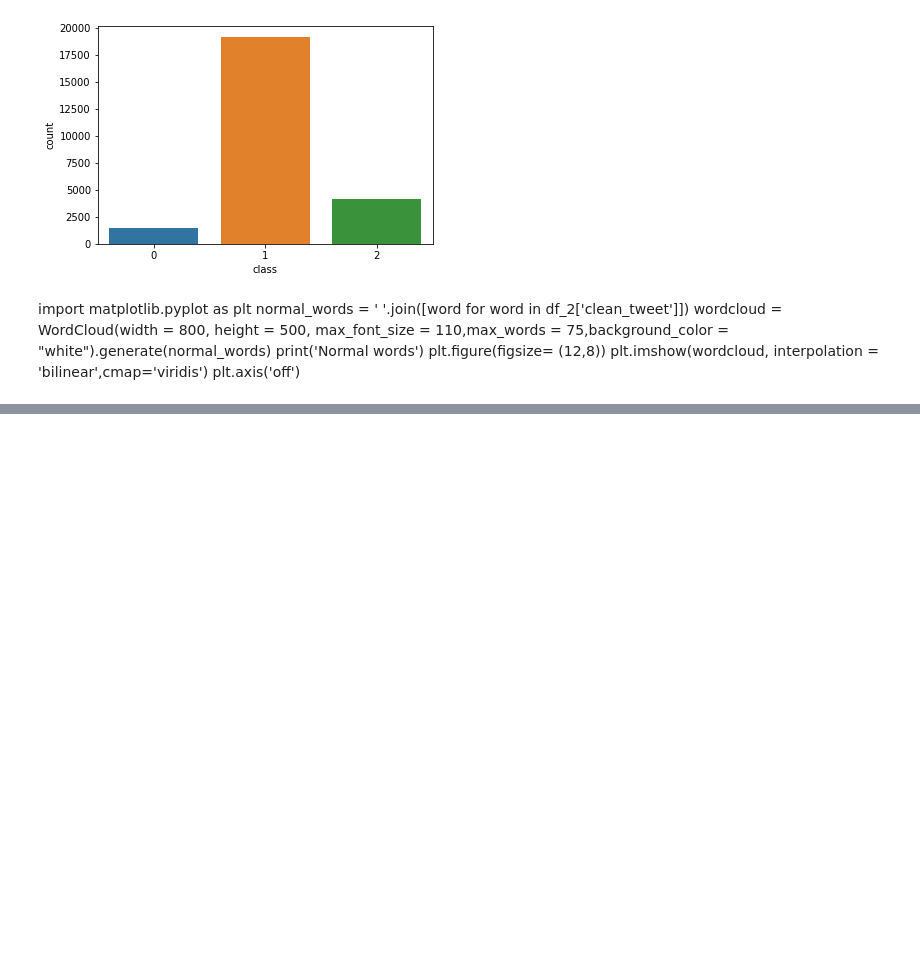
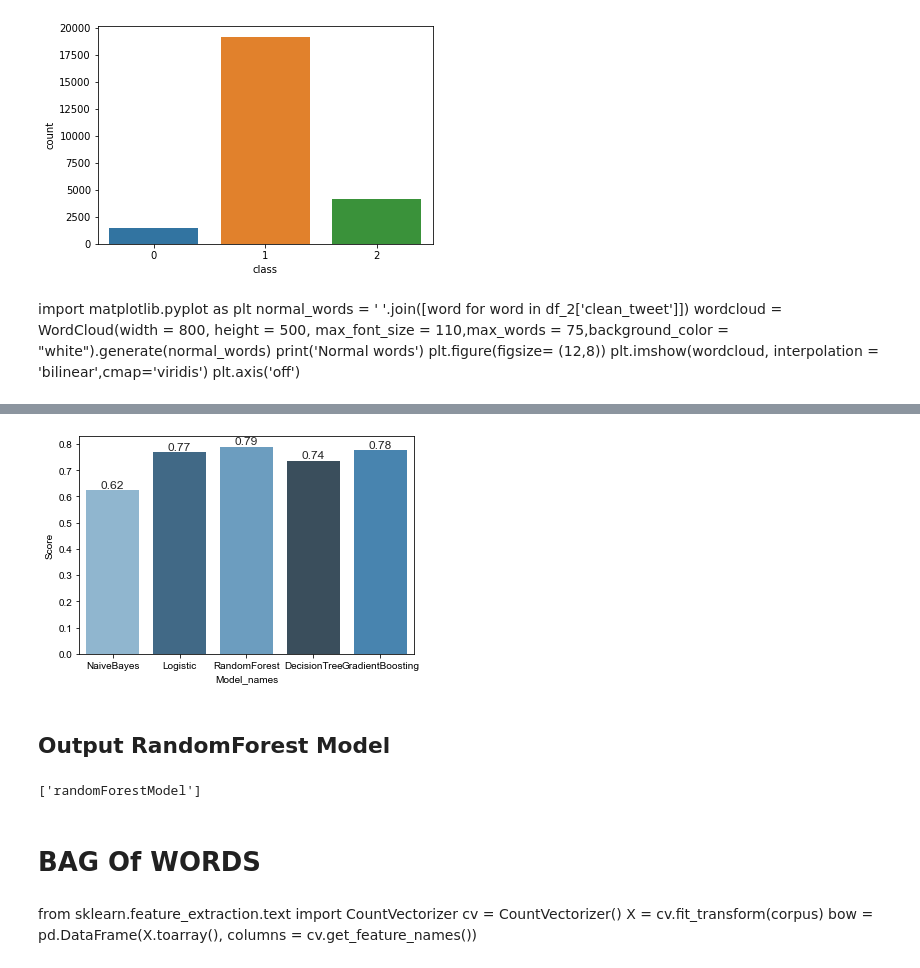
Before and after one commit to merlinymy/tweetsAnalysisPython, a Jupyter notebook: MLModels.ipynb, the cells around one changed output, grey strips where cells are left out. Cells and saved outputs as stored; diff of their text form; code cells hidden in the pictures; blank space fills up the shorter version.

```diff
--- a/MLModels.ipynb
+++ b/MLModels.ipynb
@@ -60,0 +306,6 @@ plt.axis('off')
+# %%
+data = {'Model_names' : ['NaiveBayes','Logistic','RandomForest',
+                        'DecisionTree','GradientBoosting'],
+       'Score':[navAcc,logiRegAcc,forestAcc,treeAcc,gradAcc]}
+# %%
+model_df = pd.DataFrame(data)
@@ -60,0 +321,32 @@ plt.axis('off')
+# %%
+rank = model_df.Score.sort_values().index
+# %%
+def show_values(axs, orient="v", space=.01):
+    def _single(ax):
+        if orient == "v":
+            for p in ax.patches:
+                _x = p.get_x() + p.get_width() / 2
+                _y = p.get_y() + p.get_height() + (p.get_height()*0.01)
+                value = '{:.2f}'.format(p.get_height())
+                ax.text(_x, _y, value, ha="center")
+        elif orient == "h":
+            for p in ax.patches:
+                _x = p.get_x() + p.get_width() + float(space)
+                _y = p.get_y() + p.get_height() - (p.get_height()*0.5)
+                value = '{:.2f}'.format(p.get_width())
+                ax.text(_x, _y, value, ha="left")
+
+    if isinstance(axs, np.ndarray):
+        for idx, ax in np.ndenumerate(axs):
+            _single(ax)
+    else:
+        _single(axs)
+# %%
+palette = sns.color_palette('Blues_d', len(rank))
+ax = sns.barplot(x = 'Model_names', y = 'Score', data = model_df,palette=np.array(palette)[rank])
+sns.set(rc={'figure.figsize':(12.7,8.27)})
+show_values(ax)
+# %% [output]
+[figure, added]
+# %% [markdown]
+## Output RandomForest Model
@@ -60,0 +355,11 @@ plt.axis('off')
+# %%
+joblib.dump(rand_clf,'randomForestModel')
+# %% [output]
+['randomForestModel']
+# %% [markdown]
+# BAG Of WORDS
+# %% [markdown]
+from sklearn.feature_extraction.text import CountVectorizer
+cv = CountVectorizer()
+X = cv.fit_transform(corpus)
+bow = pd.DataFrame(X.toarray(), columns = cv.get_feature_names())
```
Also changed, not shown: parts of 71 cells of this notebook, 1 other file.
